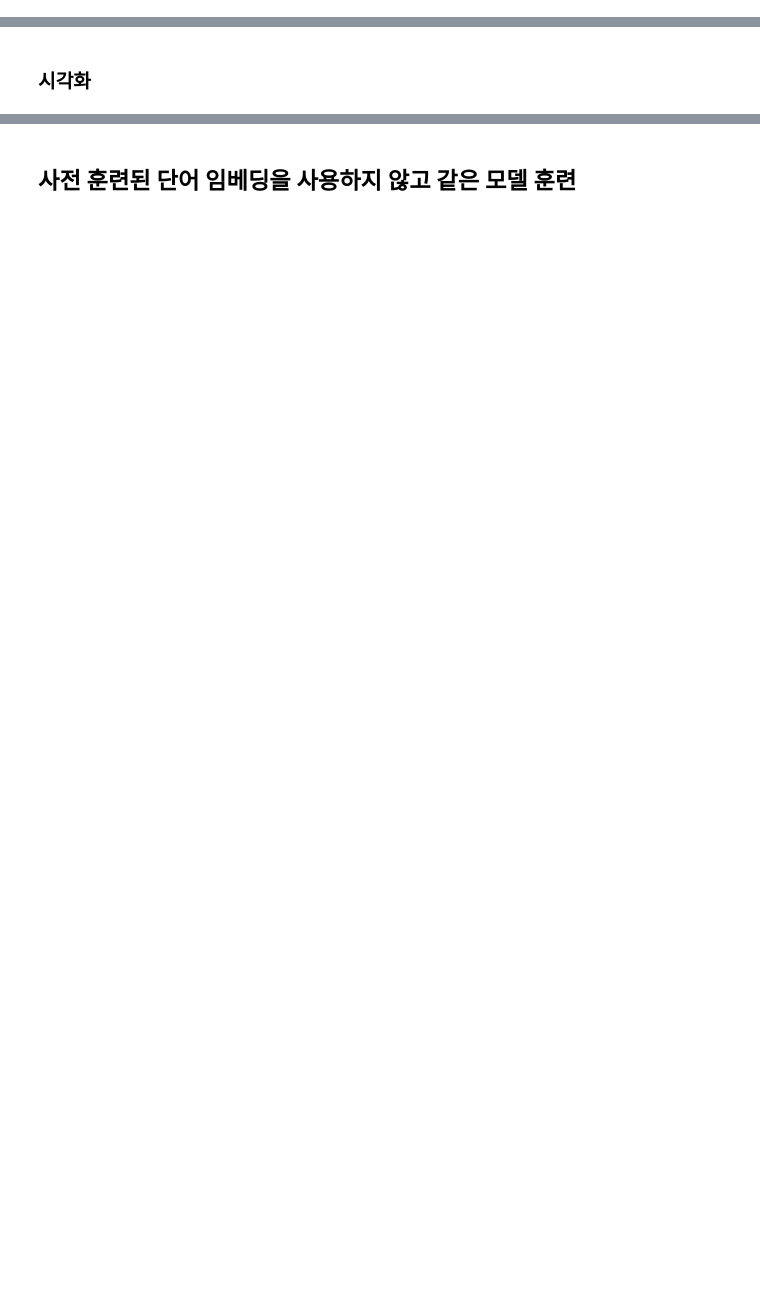
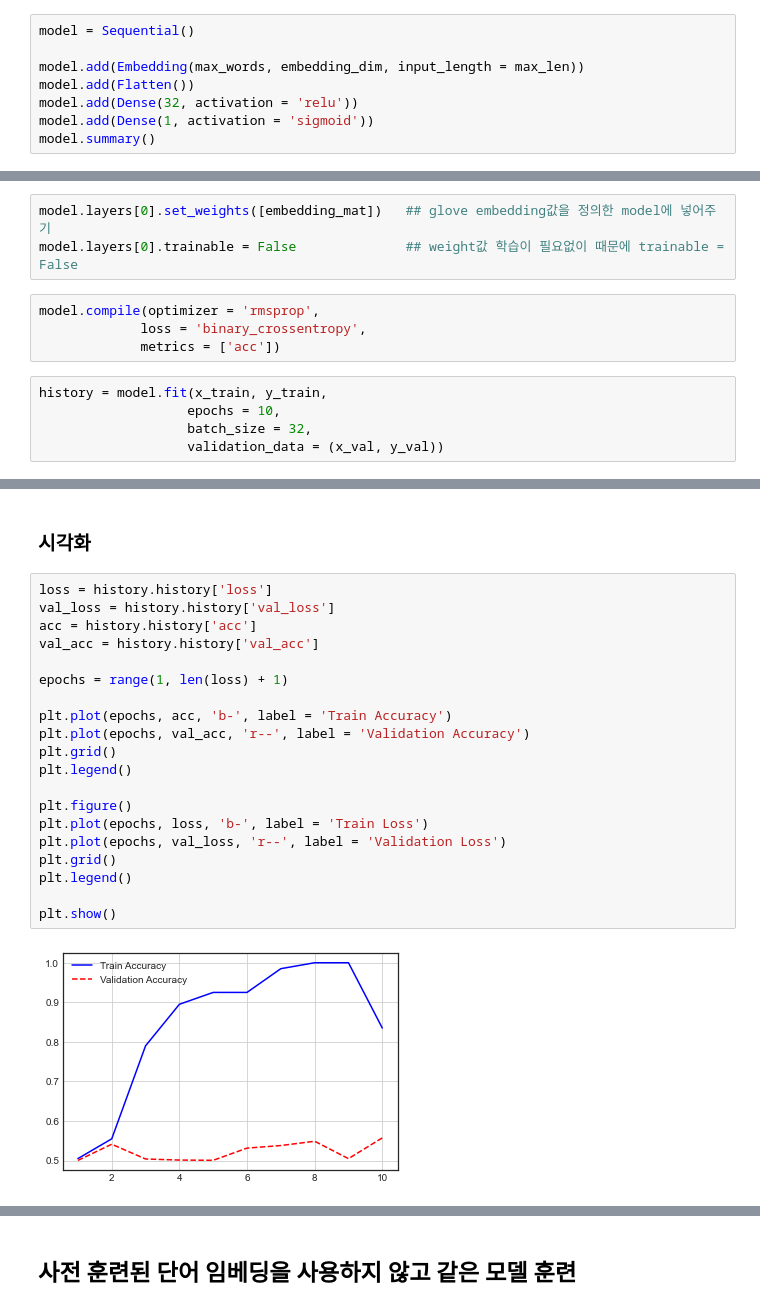
Before and after one commit to DONGRYEOLLEE1/WIL, a Jupyter notebook: DL/Keras/WIL_Keras(텍스트처리&임베딩).ipynb, the cells around one changed output, grey strips where cells are left out. Saved outputs shown, nothing was run; the diff lists cells and outputs as text; blank space fills up the shorter version.

```diff
--- a/DL/Keras/WIL_Keras(텍스트처리&임베딩).ipynb
+++ b/DL/Keras/WIL_Keras(텍스트처리&임베딩).ipynb
@@ -365,0 +1181,8 @@ https://github.com/Hironsan/awesome-embedding-models#pre-trained-word-vectors --
+# %%
+model = Sequential()
+
+model.add(Embedding(max_words, embedding_dim, input_length = max_len))
+model.add(Flatten())
+model.add(Dense(32, activation = 'relu'))
+model.add(Dense(1, activation = 'sigmoid'))
+model.summary()
@@ -365,0 +1206,12 @@ https://github.com/Hironsan/awesome-embedding-models#pre-trained-word-vectors --
+# %%
+model.layers[0].set_weights([embedding_mat])   ## glove embedding값을 정의한 model에 넣어주기
+model.layers[0].trainable = False              ## weight값 학습이 필요없이 때문에 trainable = False
+# %%
+model.compile(optimizer = 'rmsprop',
+             loss = 'binary_crossentropy',
+             metrics = ['acc'])
+# %%
+history = model.fit(x_train, y_train,
+                   epochs = 10,
+                   batch_size = 32,
+                   validation_data = (x_val, y_val))
@@ -366,2 +1241,24 @@ https://github.com/Hironsan/awesome-embedding-models#pre-trained-word-vectors --
 # %% [markdown]
 ### 시각화
+# %%
+loss = history.history['loss']
+val_loss = history.history['val_loss']
+acc = history.history['acc']
+val_acc = history.history['val_acc']
+
+epochs = range(1, len(loss) + 1)
+
+plt.plot(epochs, acc, 'b-', label = 'Train Accuracy')
+plt.plot(epochs, val_acc, 'r--', label = 'Validation Accuracy')
+plt.grid()
+plt.legend()
+
+plt.figure()
+plt.plot(epochs, loss, 'b-', label = 'Train Loss')
+plt.plot(epochs, val_loss, 'r--', label = 'Validation Loss')
+plt.grid()
+plt.legend()
+
+plt.show()
+# %% [output]
+[figure, added]
```
Also changed, not shown: parts of 114 cells of this notebook, 6 other files.
